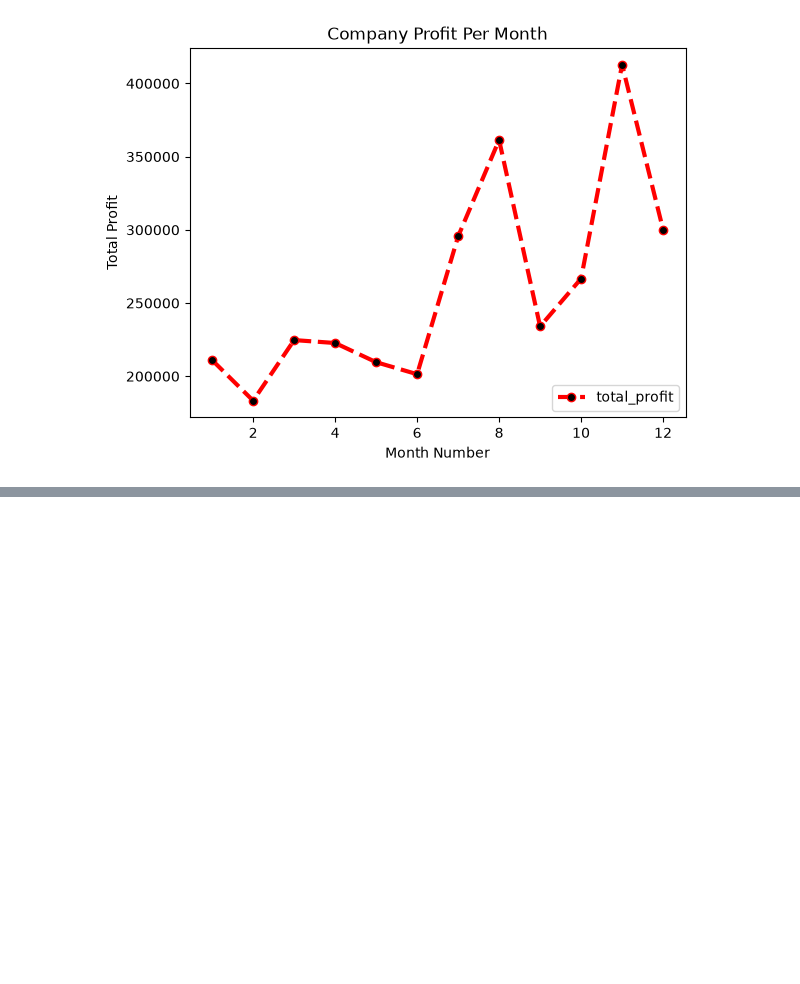
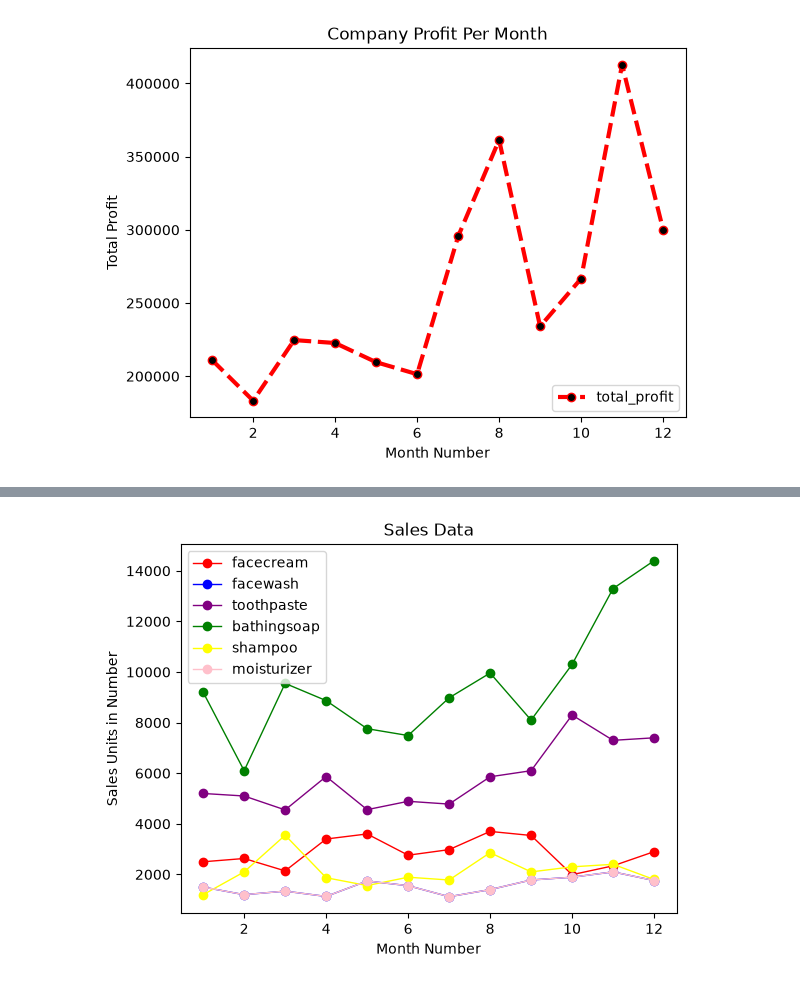
Before and after one commit to SuperSajid/SBA-386, a Jupyter notebook: SBA.ipynb, the cells around one changed output, grey strips where cells are left out. Cells and saved outputs as stored; diff of their text form; code cells hidden in the pictures; blank space fills up the shorter version.

Commit message:
Sales_Graph

```diff
--- a/SBA.ipynb
+++ b/SBA.ipynb
@@ -114,3 +114,81 @@ df.describe()
 | 50% | 6.500000 | 2830.000000 | 1527.500000 | 5530.000000 | 9090.000000 | 1995.000000 | 1527.500000 | 22935.00000 | ... |
 | 75% | 9.250000 | 3435.000000 | 1765.000000 | 6400.000000 | 10045.000000 | 2325.000000 | 1765.000000 | 29667.50000 | ... |
 | max | 12.000000 | 3700.000000 | 2100.000000 | 8300.000000 | 14400.000000 | 3550.000000 | 2100.000000 | 41280.00000 | ... |
+# %%
+plt.plot(
+    'month_number',
+    'facecream',
+    color='red',
+    linestyle='-',
+    marker='o',
+    #markerfacecolor='black',
+    linewidth=1,
+    data=df
+    )
+
+plt.plot(
+    'month_number',
+    'facewash',
+    color='blue',
+    linestyle='-',
+    marker='o',
+    #markerfacecolor='black',
+    linewidth=1,
+    data=df
+    )
+
+plt.plot(
+    'month_number',
+    'toothpaste',
+    color='purple',
+    linestyle='-',
+    marker='o',
+    #markerfacecolor='black',
+    linewidth=1,
+    data=df
+    )
+
+
+plt.plot(
+    'month_number',
+    'bathingsoap',
+    color='green',
+    linestyle='-',
+    marker='o',
+    #markerfacecolor='black',
+    linewidth=1,
+    data=df
+    )
+
+plt.plot(
+    'month_number',
+    'shampoo',
+    color='yellow',
+    linestyle='-',
+    marker='o',
+    #markerfacecolor='black',
+    linewidth=1,
+    data=df
+    )
+
+plt.plot(
+    'month_number',
+    'moisturizer',
+    color='Pink',
+    linestyle='-',
+    marker='o',
+    #markerfacecolor='black',
+    linewidth=1,
+    data=df
+    )
+
+#plt.grid( linestyle='--', linewidth=1)
+plt.title('Sales Data')
+plt.xlabel('Month Number')
+plt.ylabel('Sales Units in Number')
+
+plt.legend(loc='upper left')
+
+plt.show()
+# %% [output]
+[figure, added]
```
Also changed, not shown: parts of 2 cells of this notebook.
